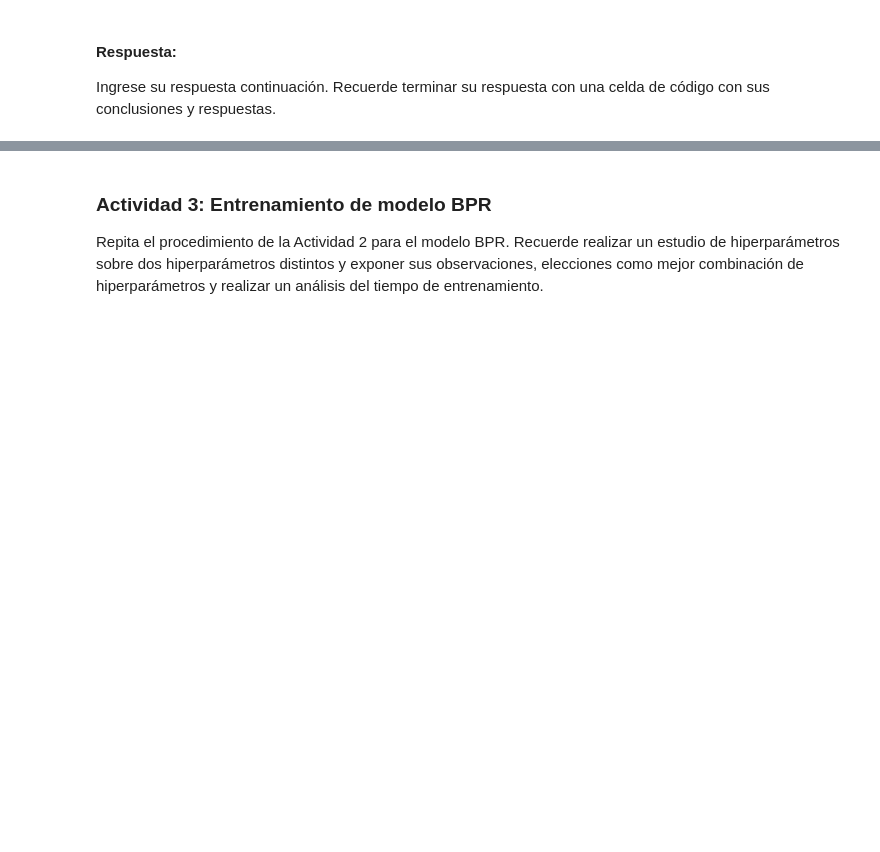
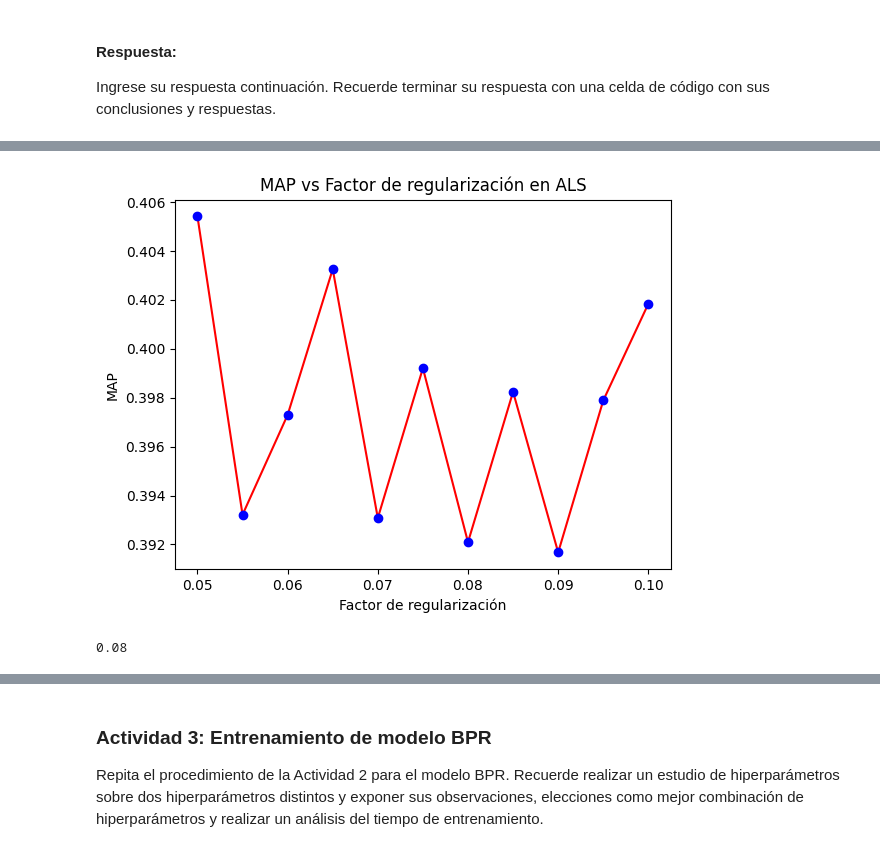
Before and after one commit to lldavico/msc-data-science-puc-2023, a Jupyter notebook: Bimestre 6/Sistemas Recomendadores/Semana 4/Tarea_2.ipynb, the cells around one changed output, grey strips where cells are left out. Cells and saved outputs as stored; diff of their text form; code cells hidden in the pictures; blank space fills up the shorter version.

```diff
--- a/Bimestre 6/Sistemas Recomendadores/Semana 4/Tarea_2.ipynb
+++ b/Bimestre 6/Sistemas Recomendadores/Semana 4/Tarea_2.ipynb
@@ -127,0 +576,14 @@ Ingrese su respuesta continuación. Recuerde terminar su respuesta con una celda
+# %%
+# Ahora, graficamos los resultados según el factor de regularización para MAP
+plt.plot(reg_fac_als, map_rg_als, 'r-')
+plt.plot(reg_fac_als, map_rg_als, 'bo')
+plt.xlabel('Factor de regularización')
+plt.ylabel('MAP')
+plt.title('MAP vs Factor de regularización en ALS')
+plt.show()
+# %% [output]
+[figure, added]
+# %%
+reg_fac_als[6]
+# %% [output]
+0.08
```
Also changed, not shown: parts of 52 cells of this notebook, 7 other files.
